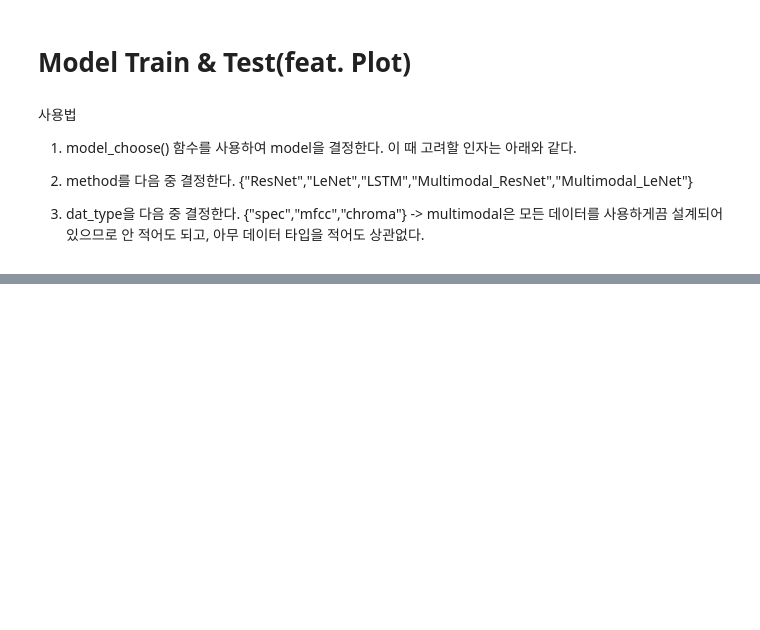
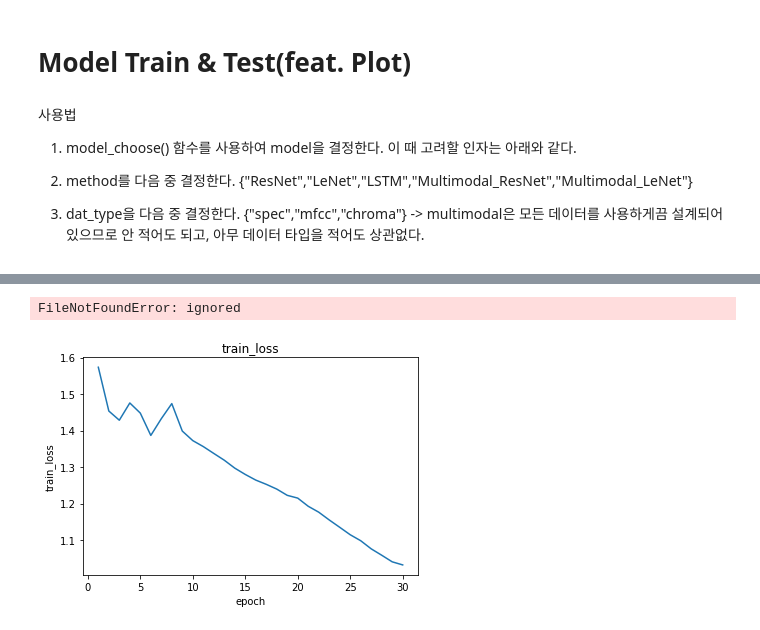
Before and after one commit to sangmin213/DialectClassification, a Jupyter notebook: model_final.ipynb, the cells around one changed output, grey strips where cells are left out. Cells and saved outputs as stored; diff of their text form; code cells hidden in the pictures; blank space fills up the shorter version.

```diff
--- a/model_final.ipynb
+++ b/model_final.ipynb
@@ -1260,15 +1272,15 @@ def CrossValidation(dataset, learning_rate, epochs, device, method = "ResNet",da
             last_val_acc = []
             for j in range(5):
                 print(f"#{j+1} validation")
-                if method=="Multimodal_ResNet"
-                    model = MultiModalDialectClassifier(method="ResNet").to(device) # 매번 새로 정의해서 다시 학습해야함
-                elif method=="Multimodal_LeNet"
-                    model = MultiModalDialectClassifier(method="LeNet").to(device) # 매번 새로 정의해서 다시 학습해야함
-                elif method=="ResNet"
+                if method=="Multimodal_ResNet":
+                    model = MultiModalDialectClassifier(spec="ResNet",mfcc="ResNet",chroma="ResNet").to(device) # 매번 새로 정의해서 다시 학습해야함
+                elif method=="Multimodal":
+                    model = MultiModalDialectClassifier(spec="LSTM",mfcc="LSTM",chroma="ResNet").to(device) # 매번 새로 정의해서 다시 학습해야함
+                elif method=="ResNet":
                     model = ResNet18(1,output_dim=5,model_type=data_type).to(device) # 매번 새로 정의해서 다시 학습해야함
-                elif method=="LeNet"
+                elif method=="LeNet":
                     model = LeNet(data_type=data_type).to(device) # 매번 새로 정의해서 다시 학습해야함
-                elif method=="LSTM"
+                elif method=="LSTM":
                     model = LSTM(data_type=data_type).to(device) # 매번 새로 정의해서 다시 학습해야함
                 train_loader = DataLoader(train_dataset_l[j], batch_size=32, shuffle=True)
                 validation_loader = DataLoader(validation_dataset_l[j], batch_size=32, shuffle=True)
@@ -1298,8 +1310,8 @@ train_dataset, test_dataset = random_split(dataset, [train_size, test_size])
 
 3. dat_type을 다음 중 결정한다. {"spec","mfcc","chroma"} -> multimodal은 모든 데이터를 사용하게끔 설계되어 있으므로 안 적어도 되고, 아무 데이터 타입을 적어도 상관없다.
 # %%
-lr = [0.0001, 0.0005, 0.001]
+lr = [0.0001,0.0005, 0.001]
 ep = [30]
 
-result = CrossValidation(train_dataset, learning_rate= lr, epochs= ep, device = device, method = "ResNet",data_type="mfcc")
+best_lr, best_ep = CrossValidation(train_dataset, learning_rate= lr, epochs= ep, device = device, method = "ResNet",data_type="spec")
 # %% [output]
@@ -1352,17 +1366,18 @@ print(result)
 model=None
 
 def model_choose(model,method,data_type):
-    if method=="Multimodal_ResNet"
-        model = MultiModalDialectClassifier(method="ResNet").to(device)
-    elif method=="Multimodal"
-        model = MultiModalDialectClassifier(method="LeNet").to(device)
-    elif method=="ResNet"
+    if method=="Multimodal_ResNet":
+        model = MultiModalDialectClassifier(spec="ResNet",mfcc="ResNet",chroma="ResNet").to(device)
+    elif method=="Multimodal":
+        model = MultiModalDialectClassifier(spec="LSTM",mfcc="LSTM",chroma="ResNet").to(device)
+    elif method=="ResNet":
         model = ResNet18(1,output_dim=5,model_type=data_type).to(device)
-    elif method=="LeNet"
+    elif method=="LeNet":
         model = LeNet(data_type=data_type).to(device)
-    elif method=="LSTM"
+    elif method=="LSTM":
         model = LSTM(data_type=data_type).to(device)
+    return model
 
-model_choose(model,"Multimodal_ResNet","mfcc")
+model=model_choose(model,"LSTM","chroma")
 
 spec_weights, spec_layers, mfcc_weights, mfcc_layers, chroma_weights, chroma_layers = model.extractConvLayer()
@@ -1386,4 +1407,4 @@ model.plotFeatureMap(dataset[0][0][2], data_type='chroma', when='before_train')
 train_loader = DataLoader(train_dataset, batch_size=32, shuffle=True)
 test_loader = DataLoader(test_dataset, batch_size=32, shuffle=True)
 # %%
-model.train_(train_loader, test_loader, best_lr, 100, device)
+model.train_(train_loader, test_loader, best_lr, 30, threshold=0.95, device=device)
@@ -1398,0 +1455,5 @@ model.plot('confusion_normalize_val')
+# %%
+model.plot('train_loss')
+# %% [output]
+FileNotFoundError: ignored
+[figure, added]
```
Also changed, not shown: parts of 25 cells of this notebook.
